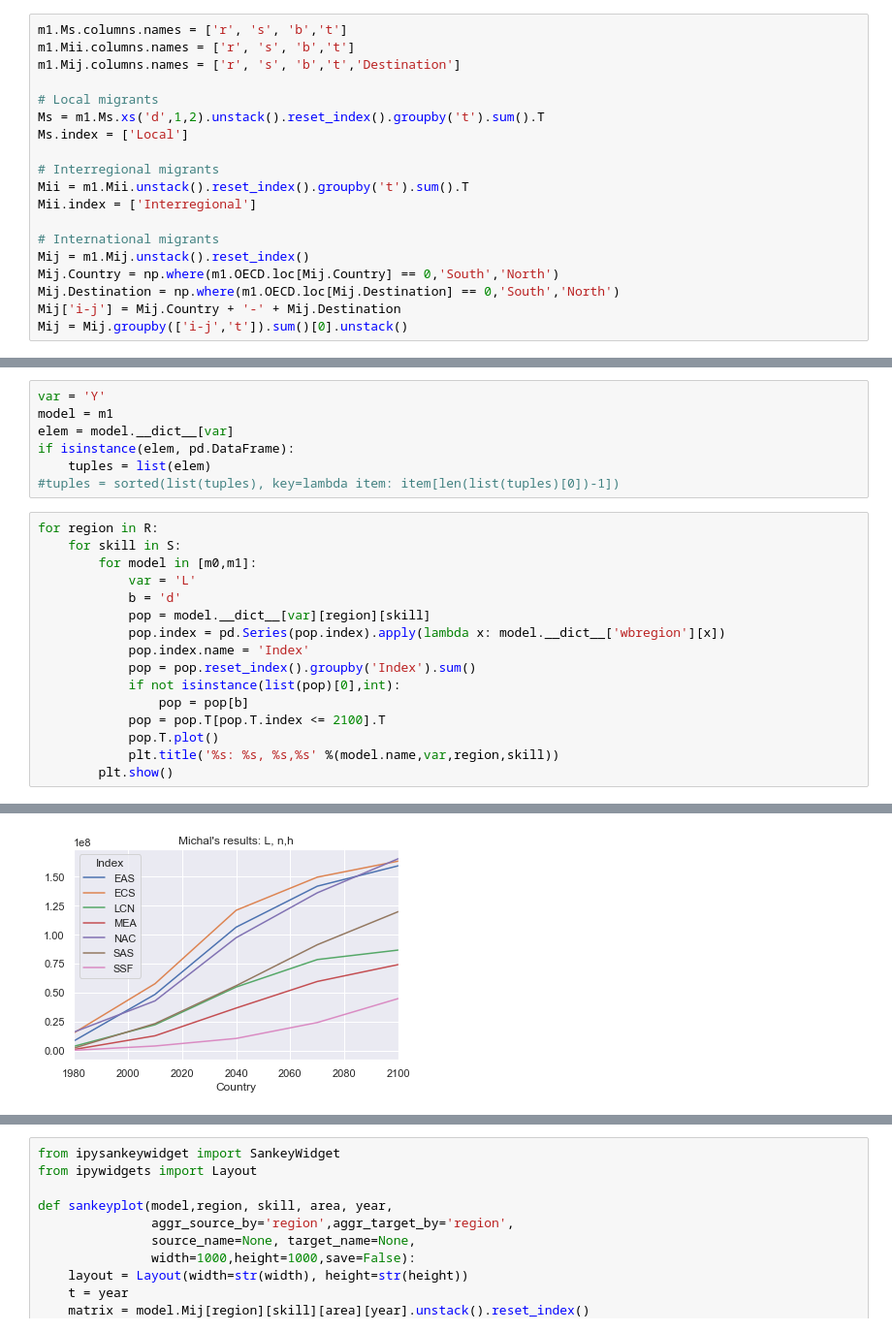
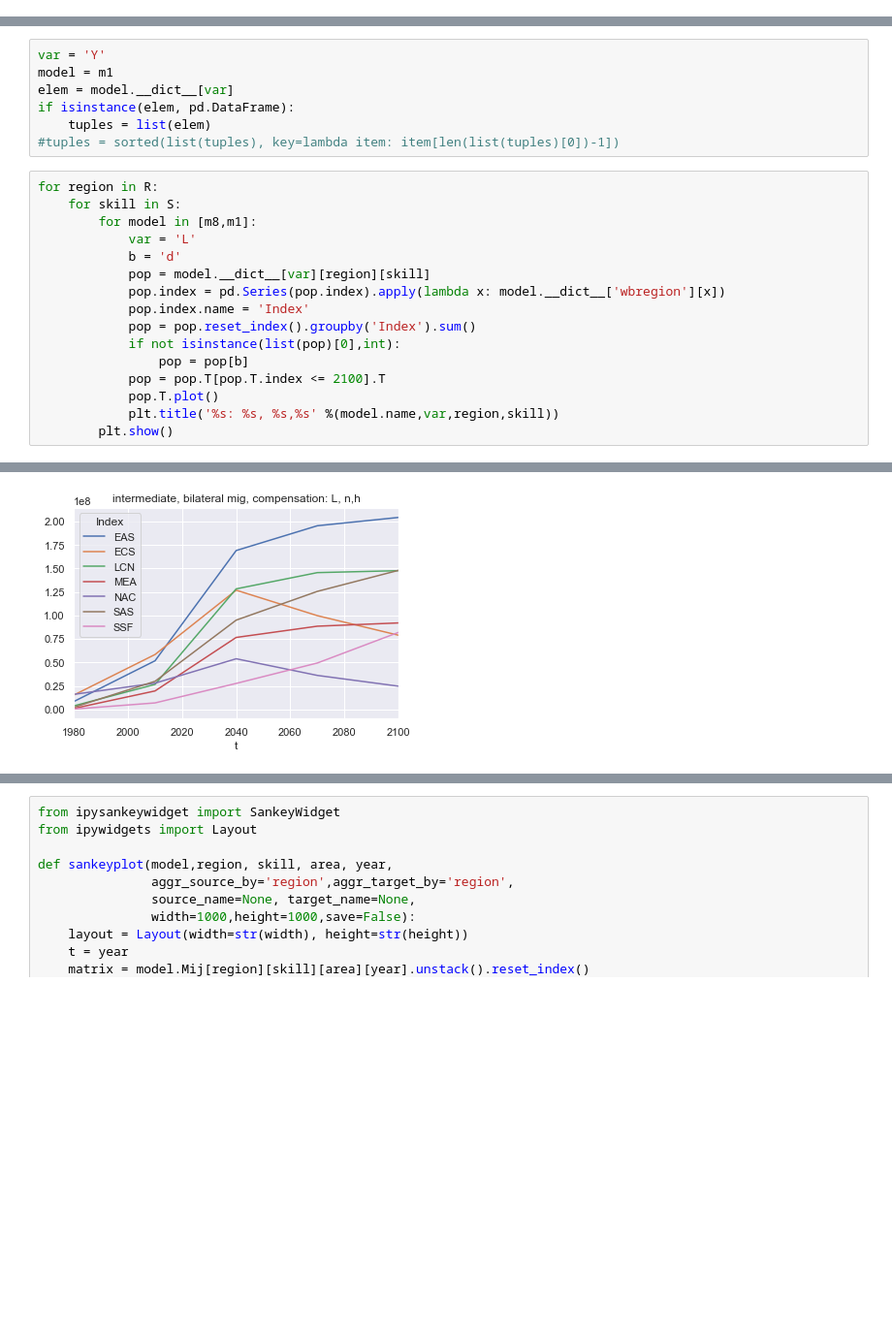
Before and after one commit to hscheewel/GeographyOfClimateMigration, a Jupyter notebook: model.ipynb, the cells around one changed output, grey strips where cells are left out. Shown at 97% size. Drawn from its saved outputs; the diff is of its cells as text; blank space fills up the shorter version.

```diff
--- a/model.ipynb
+++ b/model.ipynb
@@ -1180,19 +1209,0 @@ TypeError: unsupported operand type(s) for /: 'str' and 'str'
-# %%
-m1.Ms.columns.names = ['r', 's', 'b','t']
-m1.Mii.columns.names = ['r', 's', 'b','t']
-m1.Mij.columns.names = ['r', 's', 'b','t','Destination']
-
-# Local migrants
-Ms = m1.Ms.xs('d',1,2).unstack().reset_index().groupby('t').sum().T
-Ms.index = ['Local']
-
-# Interregional migrants
-Mii = m1.Mii.unstack().reset_index().groupby('t').sum().T
-Mii.index = ['Interregional']
-
-# International migrants
-Mij = m1.Mij.unstack().reset_index()
-Mij.Country = np.where(m1.OECD.loc[Mij.Country] == 0,'South','North')
-Mij.Destination = np.where(m1.OECD.loc[Mij.Destination] == 0,'South','North')
-Mij['i-j'] = Mij.Country + '-' + Mij.Destination
-Mij = Mij.groupby(['i-j','t']).sum()[0].unstack()
@@ -1287,7 +1292,7 @@ if isinstance(elem, pd.DataFrame):
 # %%
 for region in R:
     for skill in S:
-        for model in [m0,m1]:
+        for model in [m8,m1]:
             var = 'L'
             b = 'd'
             pop = model.__dict__[var][region][skill]
@@ -1309,5 +1314,5 @@ for region in R:
 [figure]
-[figure, old version]
+[figure, new version]
 [figure]
 # %%
 from ipysankeywidget import SankeyWidget
```
Also changed, not shown: parts of 8 cells of this notebook.
